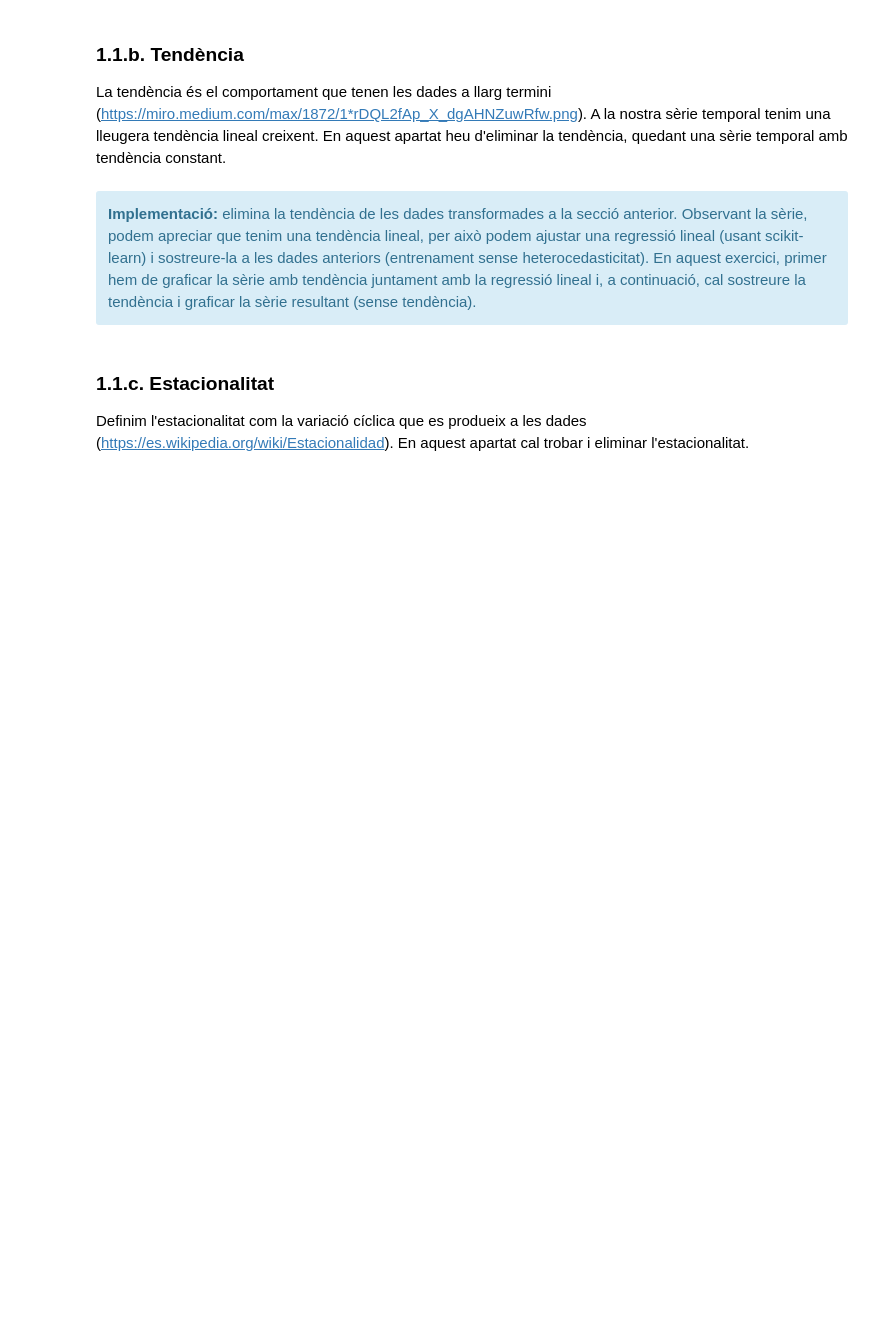
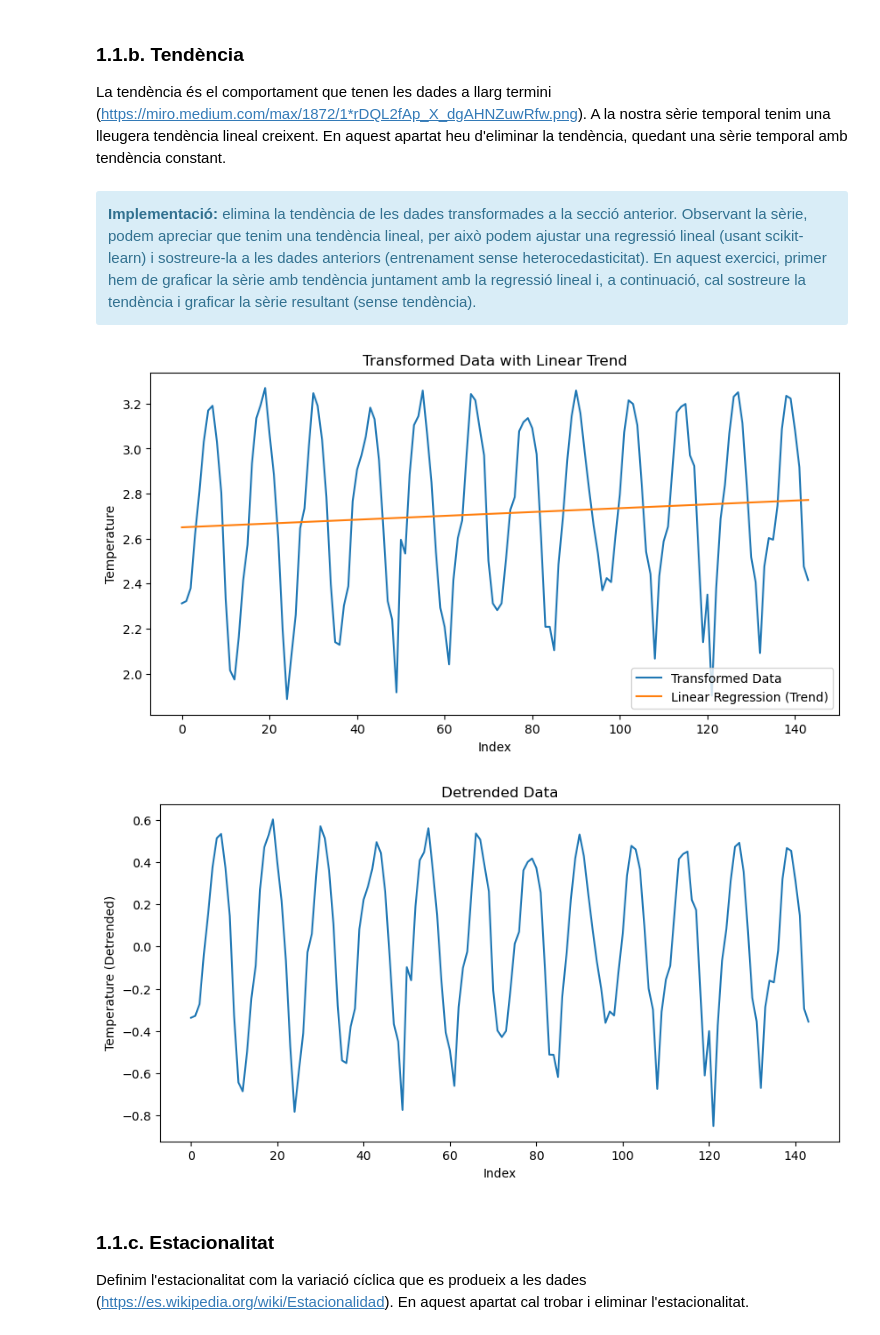
Before and after one commit to xaviermaltas/advancedDataMiningModels, a Jupyter notebook: PAC4/20222_M2.955_PAC4-Enunciat.ipynb, the cells around one changed output. Drawn from its saved outputs; the diff is of its cells as text; code cells hidden in the pictures; blank space fills up the shorter version.

```diff
--- a/PAC4/20222_M2.955_PAC4-Enunciat.ipynb
+++ b/PAC4/20222_M2.955_PAC4-Enunciat.ipynb
@@ -109,6 +128,42 @@ La tendència és el comportament que tenen les dades a llarg termini (https://m
 <div class="alert alert-block alert-info">
     <strong>Implementació:</strong> elimina la tendència de les dades transformades a la secció anterior. Observant la sèrie, podem apreciar que tenim una tendència lineal, per això podem ajustar una regressió lineal (usant scikit-learn) i sostreure-la a les dades anteriors (entrenament sense heterocedasticitat). En aquest exercici, primer hem de graficar la sèrie amb tendència juntament amb la regressió lineal i, a continuació, cal sostreure la tendència i graficar la sèrie resultant (sense tendència).
 </div>
+# %%
+import numpy as np
+import pandas as pd
+import matplotlib.pyplot as plt
+from sklearn.linear_model import LinearRegression
+
+# Fit linear regression to the transformed data
+regression_model = LinearRegression()
+regression_model.fit(x_train.reshape(-1, 1), transformed_train)
+
+# Predict the trend using the fitted model
+trend = regression_model.predict(x_train.reshape(-1, 1))
+
+# Plot the trended series and linear regression line
+plt.figure(figsize=(10, 5))
+plt.plot(x_train, transformed_train, label='Transformed Data')
+plt.plot(x_train, trend, label='Linear Regression (Trend)')
+plt.xlabel('Index')
+plt.ylabel('Temperature')
+plt.legend()
+plt.title('Transformed Data with Linear Trend')
+plt.show()
+
+# Subtract the trend to obtain the detrended series
+detrended_train = transformed_train - trend
+
+# Plot the detrended series
+plt.figure(figsize=(10, 5))
+plt.plot(x_train, detrended_train)
+plt.xlabel('Index')
+plt.ylabel('Temperature (Detrended)')
+plt.title('Detrended Data')
+plt.show()
+# %% [output]
+[figure, added]
+[figure, added]
 # %% [markdown]
 ### 1.1.c. Estacionalitat
 
```
Also changed, not shown: parts of 18 cells of this notebook.
